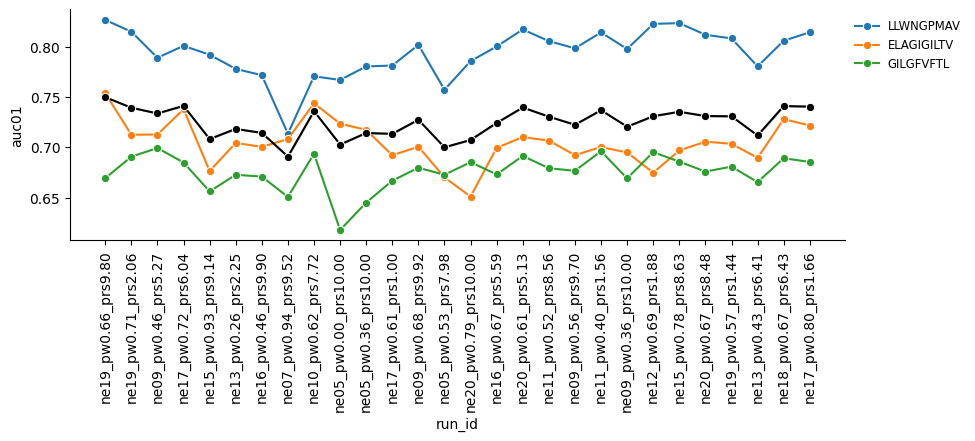
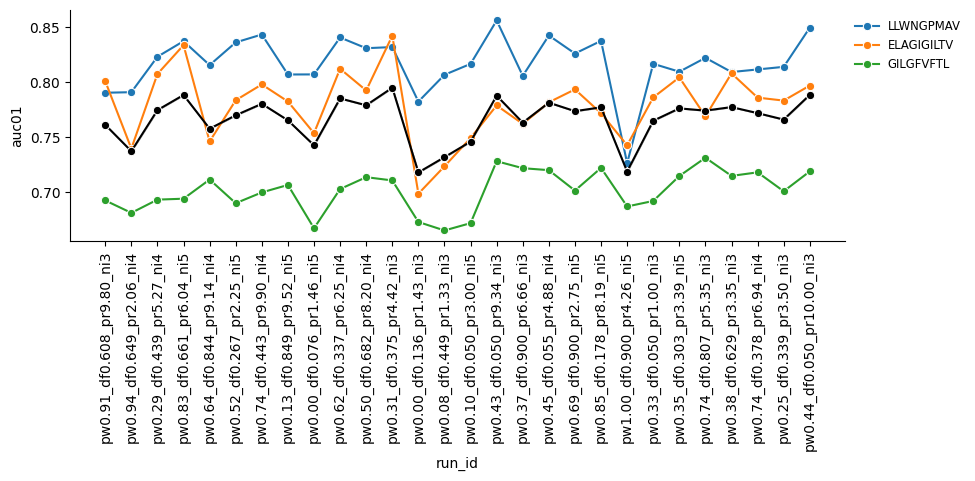
The notebook cell's code change between the first figure and the second:
--- before
+++ after
@@ -1,4 +1,4 @@
 df = pd.read_csv('optimizer_runs/bayes_history.csv')
-df = df[df['step'] == 3]
+
 print(df.head())
 fig, ax = plt.subplots(1, 1, figsize=(10, 3))
@@ -10,10 +10,4 @@
 sns.despine()
 
-
-fig, ax = plt.subplots(1, 1, figsize=(10, 3))
-sns.lineplot(df, x='run_id', y='n_enrichment', ax=ax, marker='o')
-ax.tick_params(axis='x', rotation=90)
-sns.despine()
-
 fig, ax = plt.subplots(1, 1, figsize=(10, 3))
 sns.lineplot(df, x='run_id', y='pssm_weight', ax=ax, marker='o')
@@ -22,5 +16,6 @@
 
 fig, ax = plt.subplots(1, 1, figsize=(10, 3))
-sns.lineplot(df, x='run_id', y='perc_rank_start', ax=ax, marker='o')
+sns.lineplot(df, x='run_id', y='decay_factor', ax=ax, marker='o')
 ax.tick_params(axis='x', rotation=90)
 sns.despine()
+

Commit: update